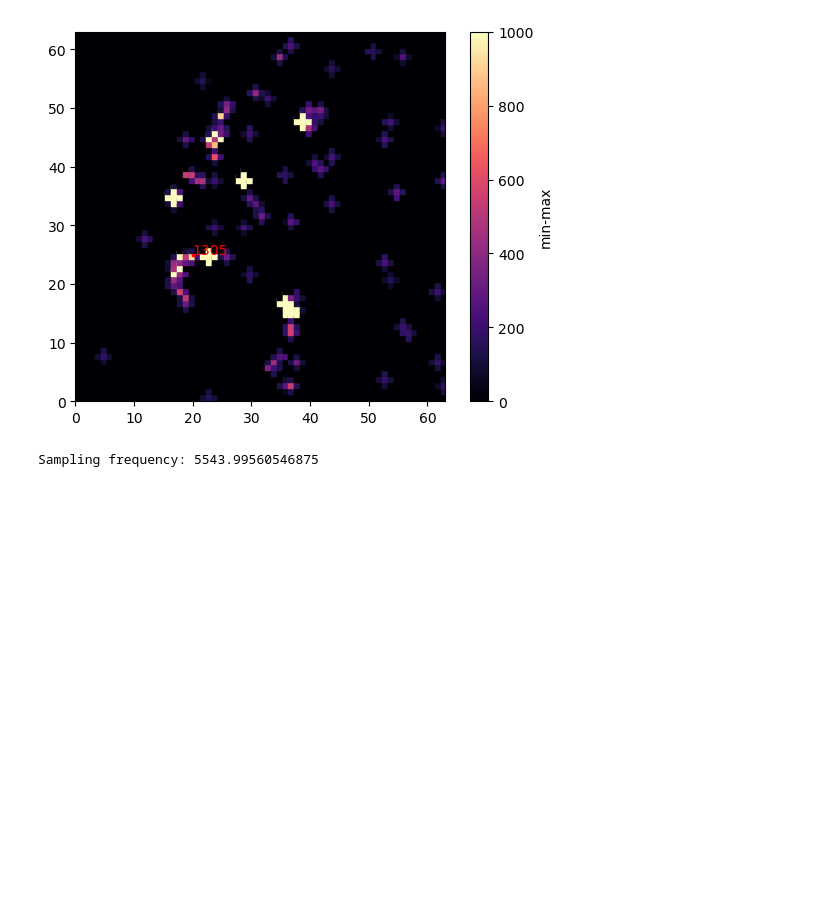
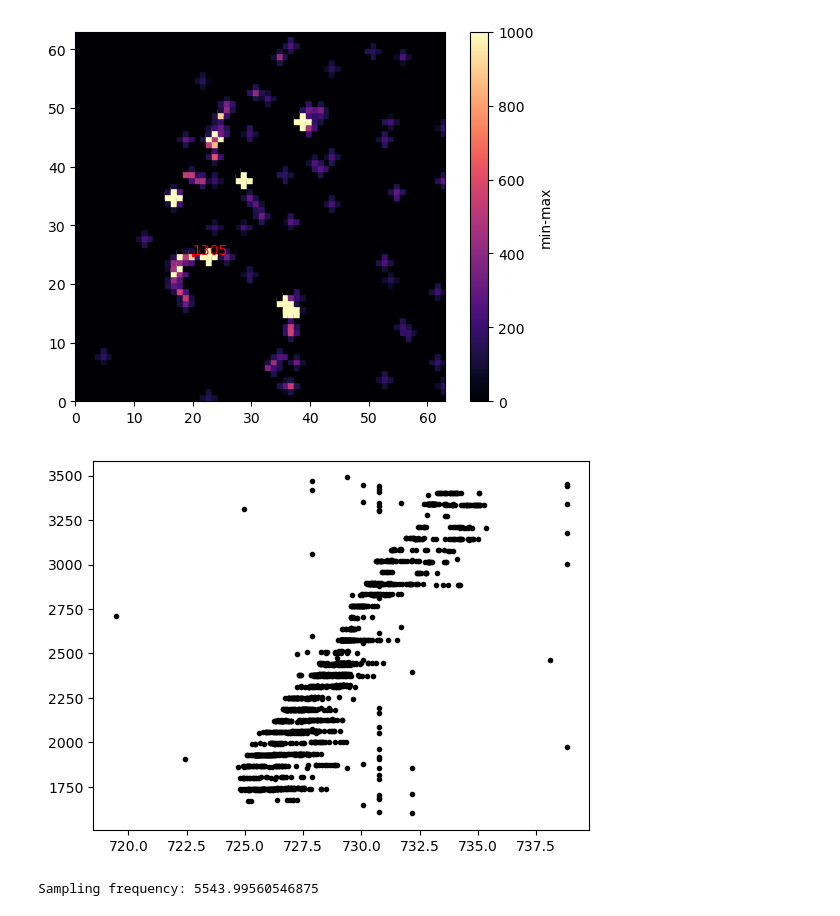
Before and after one commit to JeandeMontigny/beaf, a Jupyter notebook: notebooks/Getting Started.ipynb, the cells around one changed output. Drawn from its saved outputs; the diff is of its cells as text; code cells hidden in the pictures; blank space fills up the shorter version.

```diff
--- a/notebooks/Getting Started.ipynb
+++ b/notebooks/Getting Started.ipynb
@@ -150,6 +150,35 @@ Recording.plot_activity_map(label=[1305], t_start=1.5, t_end=2.5, method="min-ma
 5 data chunks to read
 [figure]
 [figure]
+# %%
+### read a recording from a bxr file
+
+# import the file bxr_experiment_settings from beaf framework, used to read information from bxr files
+import beaf.bxr_experiment_settings as bxe
+# create an object Info containing the information from the recording
+# this does not extract any traces from the recording
+Info = bxe.get_bxr_experiment_setting("../recordings/cortex_slice2.bxr")
+# access and print information stored in the Info object
+Info.get_recording_length_sec()
+
+
+# import the file bxr_recording from beaf framework, used to read and extract data from bxr files
+import beaf.bxr_recording as bxr
+# extract data from the bxr file, from 722s to 739s, for channels between 1600 and 3500
+# this bxr file contains
+Rec = bxr.read_bxr_file("../recordings/retina-P5-waves.bxr", t_start = 722, t_end = 739, ch_to_extract=[ch for ch in range(1600, 3500)], sort=True)
+# data can then be accessed directly from the Bxr_Recording object
+# a Bxr_Recording object contains 2 lists: 'spike_times' and 'spike_channels', storing for each spike in the recording the spiking channel and the time of the spike
+# if the argument 'sort' is set to 'True', a third list 'sorted' is initialised. This 2D list contains spike times for each channel to extract individually
+
+# import pyplot
+import matplotlib.pyplot as plt
+# loop through all channels to display a raster plot
+for ch in range(0, Rec.Info.get_nb_channel()):
+    plt.plot([s/Rec.Info.get_sampling_rate() for s in Rec.sorted[ch]], [ch for x in range(0, len(Rec.sorted[ch]))], '.', c='black')
+plt.show()
+# %% [output]
+[figure, added]
 # %%
 ### down sampling
 # extract channel 1650 from 2.8s to 3s
```
